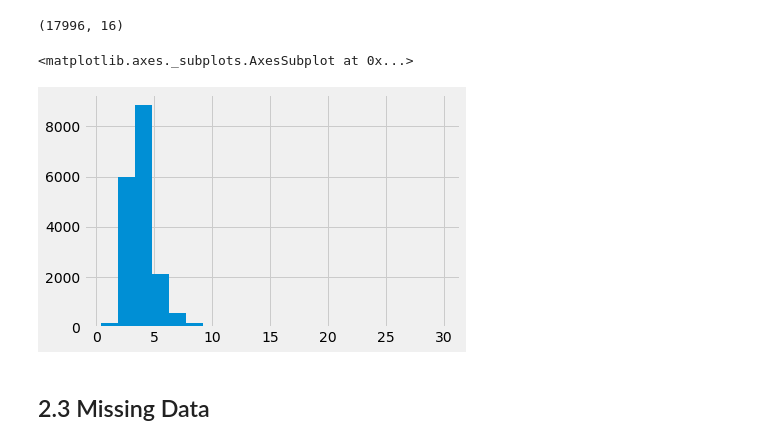
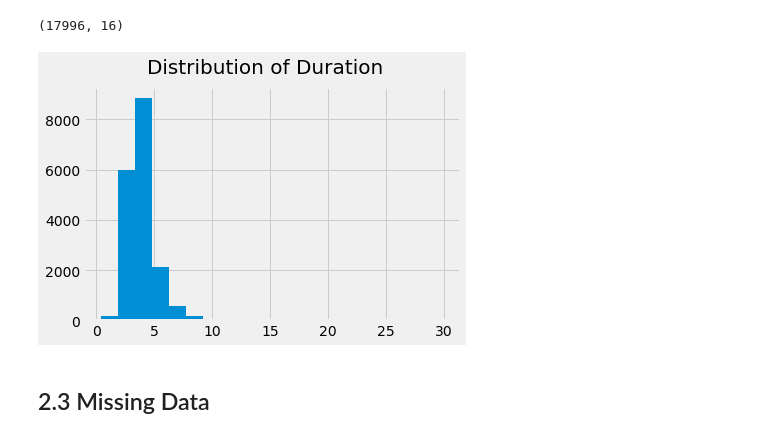
Before and after one commit to kbathina/Udacity, a Jupyter notebook: Final Project/FinalProject.ipynb, the cells around one changed output. Saved outputs shown, nothing was run; the diff lists cells and outputs as text; code cells hidden in the pictures.

```diff
--- a/Final Project/FinalProject.ipynb
+++ b/Final Project/FinalProject.ipynb
@@ -145,9 +151,9 @@ del data['duration_in min/ms']
 # %%
 # plot histogram of new duration
 data['Duration'].hist(bins = 20)
+plt.suptitle('Distribution of Duration', fontsize = 20);
 # %% [output]
-<matplotlib.axes._subplots.AxesSubplot at 0x...>
-[figure, old version]
+[figure, new version]
 # %% [markdown]
 ## 2.3 Missing Data
 # %%
```
Also changed, not shown: parts of 13 cells of this notebook.
